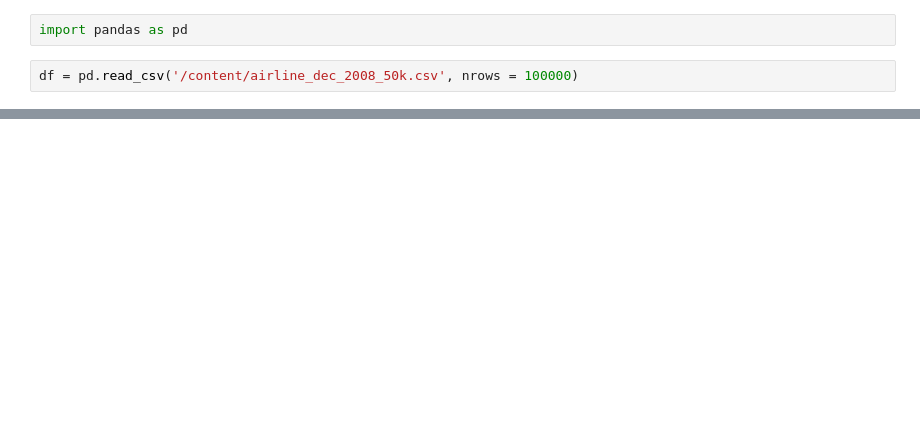
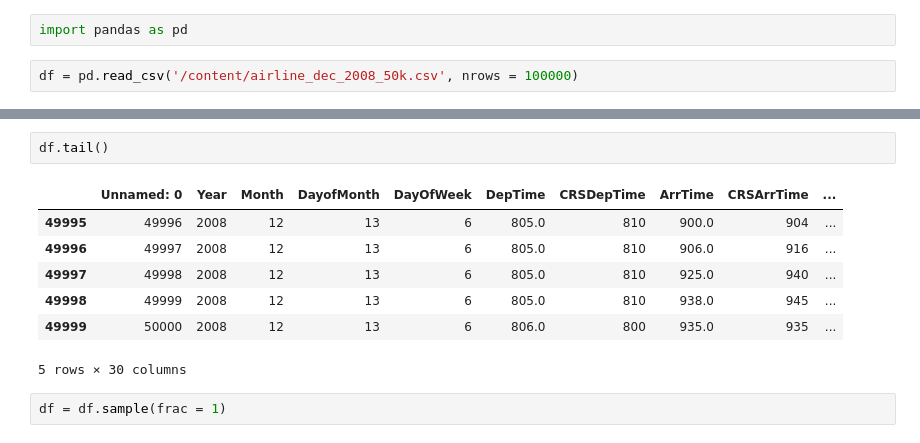
Before and after one commit to luisosmx/Python-for-data-science-and-big-data-essential, a Jupyter notebook: Introduccion_a_Pandas.ipynb, the cells around one changed output, grey strips where cells are left out. Cells and saved outputs as stored; diff of their text form; blank space fills up the shorter version.

```diff
--- a/Introduccion_a_Pandas.ipynb
+++ b/Introduccion_a_Pandas.ipynb
@@ -16,0 +22,12 @@ df.head()
+# %%
+df.tail()
+# %% [output]
+|  | Unnamed: 0 | Year | Month | DayofMonth | DayOfWeek | DepTime | CRSDepTime | ArrTime | CRSArrTime | ... |
+| 49995 | 49996 | 2008 | 12 | 13 | 6 | 805.0 | 810 | 900.0 | 904 | ... |
+| 49996 | 49997 | 2008 | 12 | 13 | 6 | 805.0 | 810 | 906.0 | 916 | ... |
+| 49997 | 49998 | 2008 | 12 | 13 | 6 | 805.0 | 810 | 925.0 | 940 | ... |
+| 49998 | 49999 | 2008 | 12 | 13 | 6 | 805.0 | 810 | 938.0 | 945 | ... |
+| 49999 | 50000 | 2008 | 12 | 13 | 6 | 806.0 | 800 | 935.0 | 935 | ... |
+5 rows × 30 columns
+# %%
+df = df.sample(frac = 1)
```
Also changed, not shown: parts of 7 cells of this notebook.
